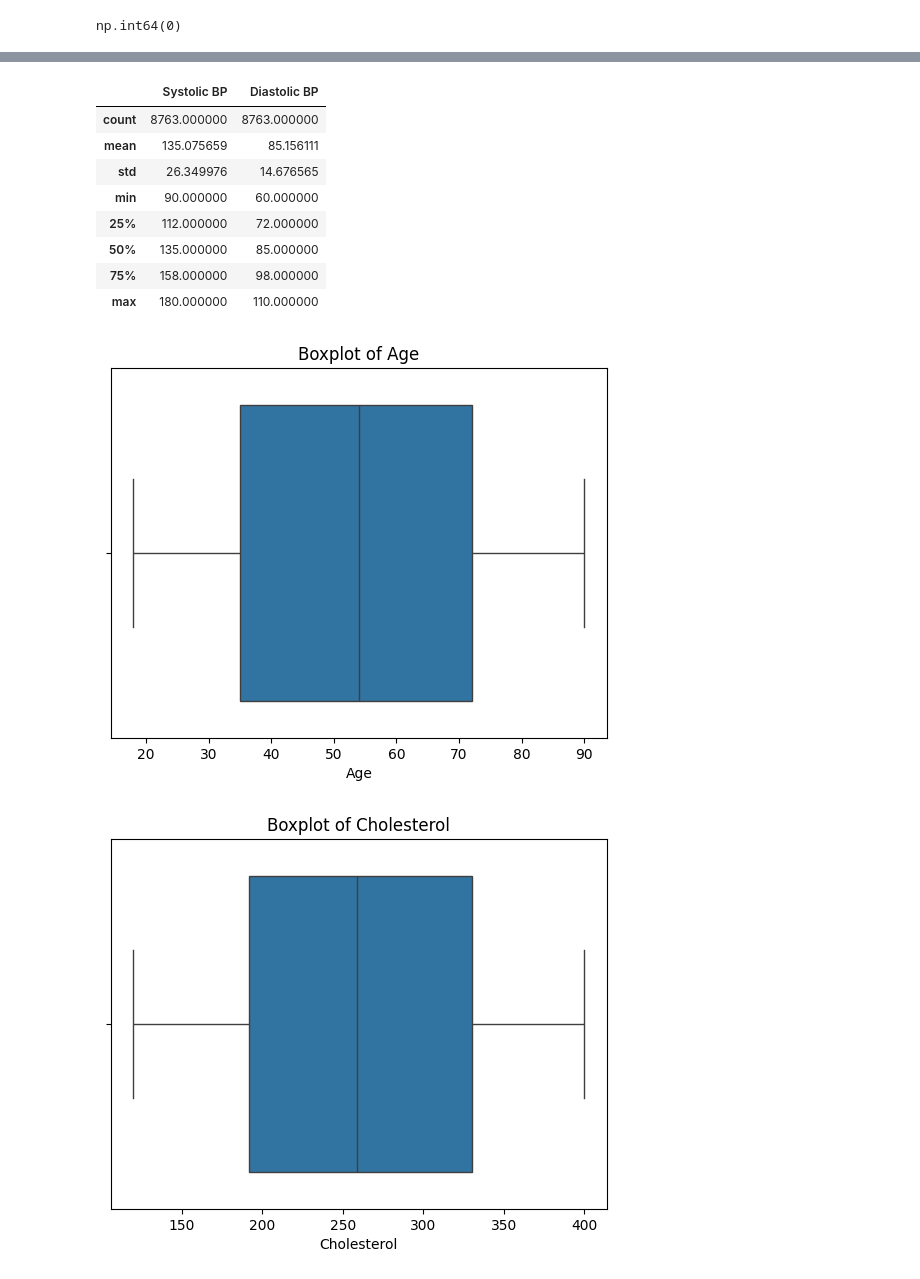
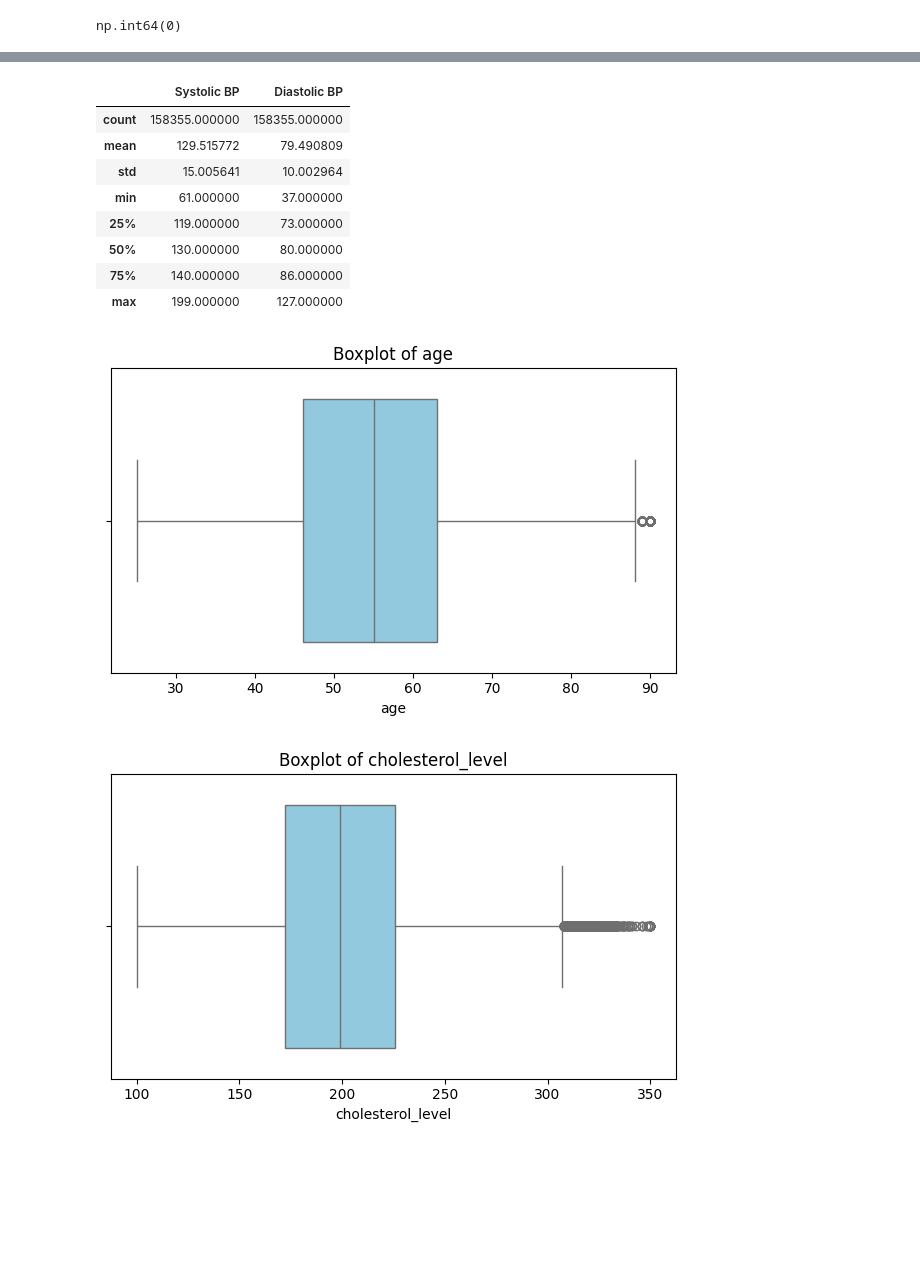
Before and after one commit to Akila-Prabath/Heart-Attack-Predictor, a Jupyter notebook: notebooks/FC212013_Maleesha/eda.ipynb, the cells around one changed output, grey strips where cells are left out. Saved outputs shown, nothing was run; the diff lists cells and outputs as text; code cells hidden in the pictures; blank space fills up the shorter version.

Commit message:
New data set Updated

```diff
--- a/notebooks/FC212013_Maleesha/eda.ipynb
+++ b/notebooks/FC212013_Maleesha/eda.ipynb
@@ -5,6 +5,6 @@ import matplotlib.pyplot as plt
 import seaborn as sns
 
 # Load dataset
-df = pd.read_csv("../../data/raw/heart_attack_prediction_dataset.csv")
+df = pd.read_csv("../../data/raw/heart_attack_prediction.csv")
 df.head()
 # %% [output]
@@ -91,9 +94,14 @@ plt.show()
 # %%
-for col in ['Sex', 'Diet', 'Hemisphere']:
+
+
+# Plot countplots for each categorical feature
+for col in categorical_cols:
+    print(f"\nValue counts for {col}:")
     print(df[col].value_counts())
-    sns.countplot(y=col, data=df)
+
+    plt.figure(figsize=(8, 4))
+    sns.countplot(y=col, data=df, order=df[col].value_counts().index)
     plt.title(f"Distribution of {col}")
+    plt.tight_layout()
     plt.show()
-
-print(df['Country'].value_counts().head(10))
 # %% [output]
@@ -135,23 +116,33 @@ plt.show()
 # %%
-df[['Systolic BP', 'Diastolic BP']] = df['Blood Pressure'].str.split('/', expand=True).astype(int)
-df.drop('Blood Pressure', axis=1, inplace=True)
+
+df.rename(columns={
+    'blood_pressure_systolic': 'Systolic BP',
+    'blood_pressure_diastolic': 'Diastolic BP'
+}, inplace=True)
+
 df[['Systolic BP', 'Diastolic BP']].describe()
 # %% [output]
 |  | Systolic BP | Diastolic BP |
-| count | 8763.000000 | 8763.000000 |
-| mean | 135.075659 | 85.156111 |
-| std | 26.349976 | 14.676565 |
-| min | 90.000000 | 60.000000 |
-| 25% | 112.000000 | 72.000000 |
-| 50% | 135.000000 | 85.000000 |
-| 75% | 158.000000 | 98.000000 |
-| max | 180.000000 | 110.000000 |
+| count | 158355.000000 | 158355.000000 |
+| mean | 129.515772 | 79.490809 |
+| std | 15.005641 | 10.002964 |
+| min | 61.000000 | 37.000000 |
+| 25% | 119.000000 | 73.000000 |
+| 50% | 130.000000 | 80.000000 |
+| 75% | 140.000000 | 86.000000 |
+| max | 199.000000 | 127.000000 |
 # %%
+import matplotlib.pyplot as plt
+import seaborn as sns
+
 for col in numerical_cols:
-    plt.figure()
-    sns.boxplot(x=df[col])
-    plt.title(f"Boxplot of {col}")
-    plt.show()
+    if col in df.columns:
+        plt.figure(figsize=(6, 4))
+        sns.boxplot(x=df[col], color="skyblue")
+        plt.title(f"Boxplot of {col}")
+        plt.xlabel(col)
+        plt.tight_layout()
+        plt.show()
 # %% [output]
-[figure, old version]
+[figure, new version]
-[figure, old version]
+[figure, new version]
```
Also changed, not shown: parts of 8 cells of this notebook, 8 other files.
